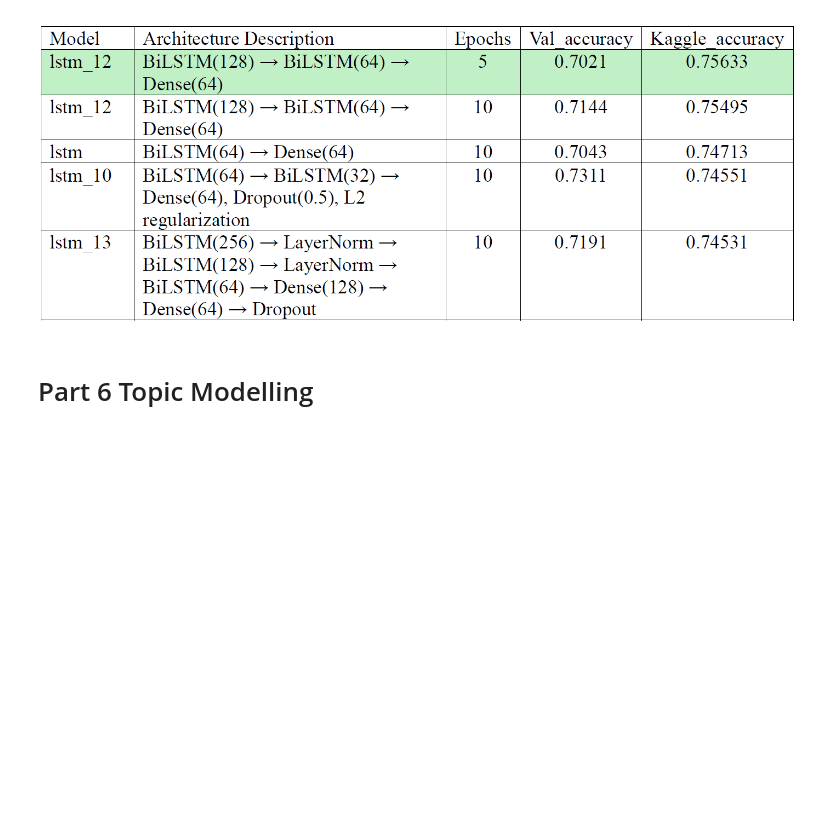
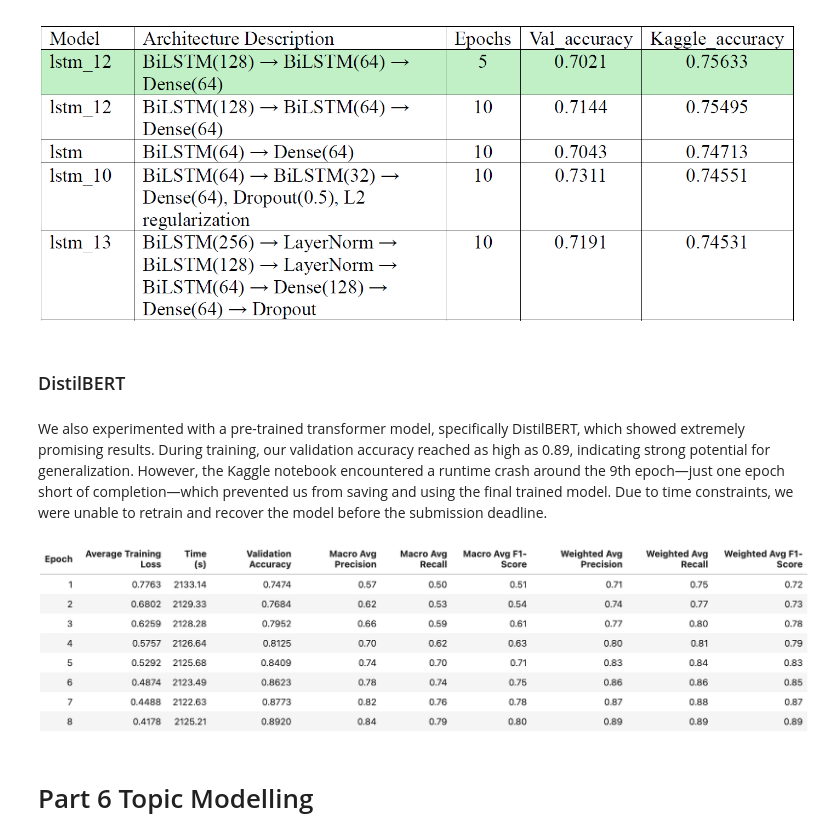
Before and after one commit to GeraintWong/f20aa_cw2, a Jupyter notebook: CW2_MalaysiaGroup1.ipynb, the cells around one changed output. Saved outputs shown, nothing was run; the diff lists cells and outputs as text; code cells hidden in the pictures; blank space fills up the shorter version.

Commit message:
FInalized

```diff
--- a/CW2_MalaysiaGroup1.ipynb
+++ b/CW2_MalaysiaGroup1.ipynb
@@ -520,6 +520,15 @@ We experimented with multiple variations of LSTM models to determine the best ar
 https://github.com/athinsuresh/f20aa_cw2/blob/main/RNN.ipynb
 # %% [markdown]
 ![lstm_tables.png](attachment:bee2f3ac-87d0-4848-a6fa-1143ad3125cc.png)
+# %% [markdown]
+### DistilBERT
+# %% [markdown]
+We also experimented with a pre-trained transformer model, specifically DistilBERT, which showed extremely promising results. During training, our validation accuracy reached as high as 0.89, indicating strong potential for generalization. However, the Kaggle notebook encountered a runtime crash around the 9th epoch—just one epoch short of completion—which prevented us from saving and using the final trained model. Due to time constraints, we were unable to retrain and recover the model before the submission deadline.
+# %%
+from IPython.display import Image, display
+display(Image(filename='../Desktop/BERT Epoch.png'))
+# %% [output]
+[figure, added]
 # %% [markdown]
 # Part 6 Topic Modelling
 # %% [markdown]
```
Also changed, not shown: parts of 24 cells of this notebook.
